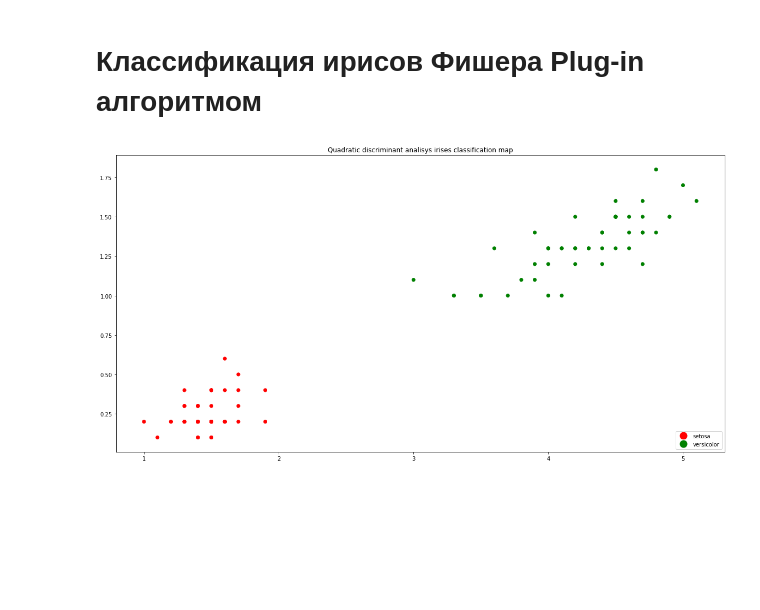
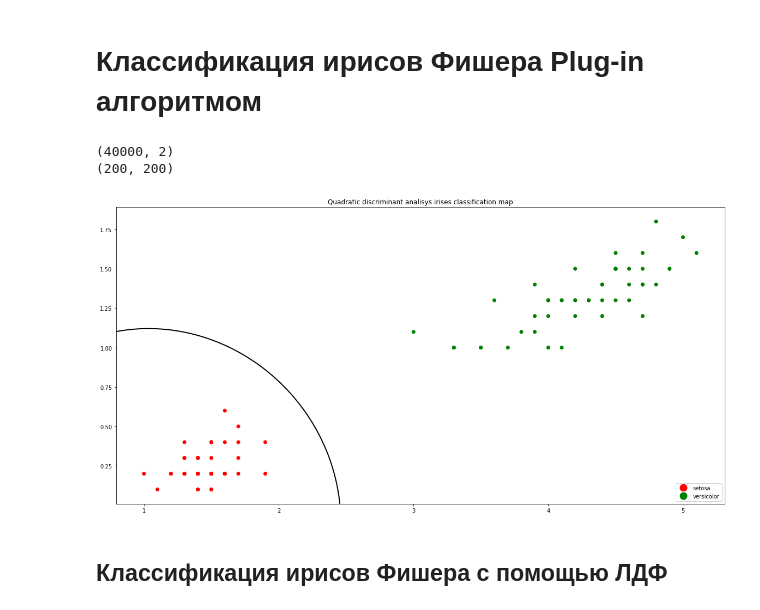
Before and after one commit to IHappyPlant/MLTheory, a Jupyter notebook: BayesClassifiers.ipynb, the cells around one changed output. Drawn from its saved outputs; the diff is of its cells as text; code cells hidden in the pictures; blank space fills up the shorter version.

```diff
--- a/BayesClassifiers.ipynb
+++ b/BayesClassifiers.ipynb
@@ -55,22 +55,26 @@ Confusion matrix:
 # %%
 clf = QuadraticDiscriminantAnalysis()
 clf.fit(data, target)
 
 colors = np.array(['red', 'green'])
 fig, ax = plt.subplots(figsize=(20, 10))
 ax.scatter(data[:, 0], data[:, 1], color=colors[target])
 handlers = [Line2D([0], [0], marker='o', color='w', label=target_names[i],
             markerfacecolor=colors[i], markersize=15) for i in range(0, len(colors))]
 ax.legend(handles=handlers, loc='lower right')
 ax.set_title('Quadratic discriminant analisys irises classification map')
 
 x_min, x_max = plt.xlim()
 y_min, y_max = plt.ylim()
 xx, yy = np.meshgrid(np.linspace(x_min, x_max, 200),
                      np.linspace(y_min, y_max, 200))
 Z = clf.predict_proba(np.c_[xx.ravel(), yy.ravel()])
-Z = Z[:, 1].reshape(xx.shape)
-ax.contour(xx, yy, Z, [0, 0.5, 1], linewidths=2, colors='white')
+Z = Z[:, 0].reshape(xx.shape)
+ax.contour(xx, yy, Z, [0.5], linewidths=2, colors='black')
 plt.show()
 # %% [output]
+(40000, 2)
+(200, 200)
-[figure, old version]
+[figure, new version]
+# %% [markdown]
+## Классификация ирисов Фишера c помощью ЛДФ
```
Also changed, not shown: parts of 1 cell of this notebook.
